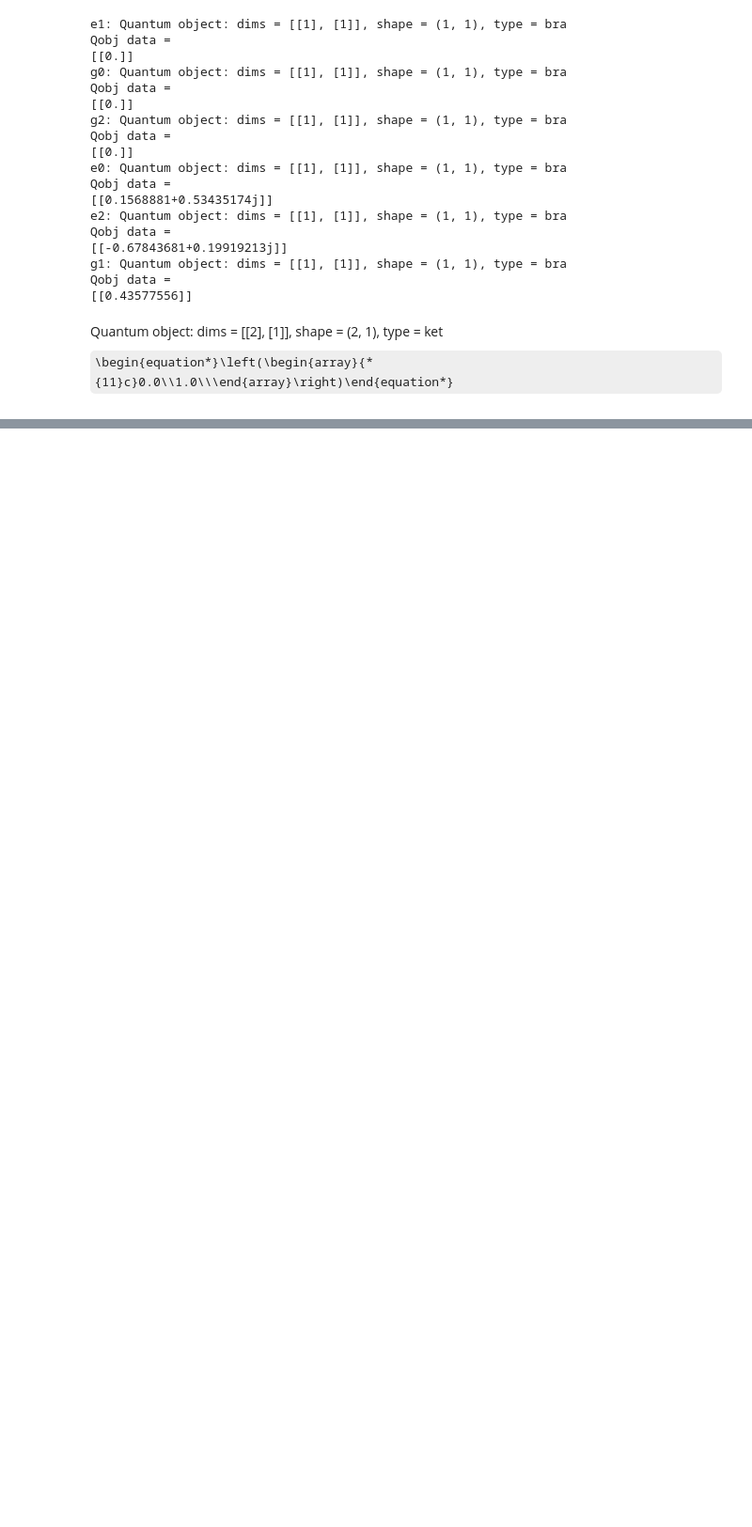
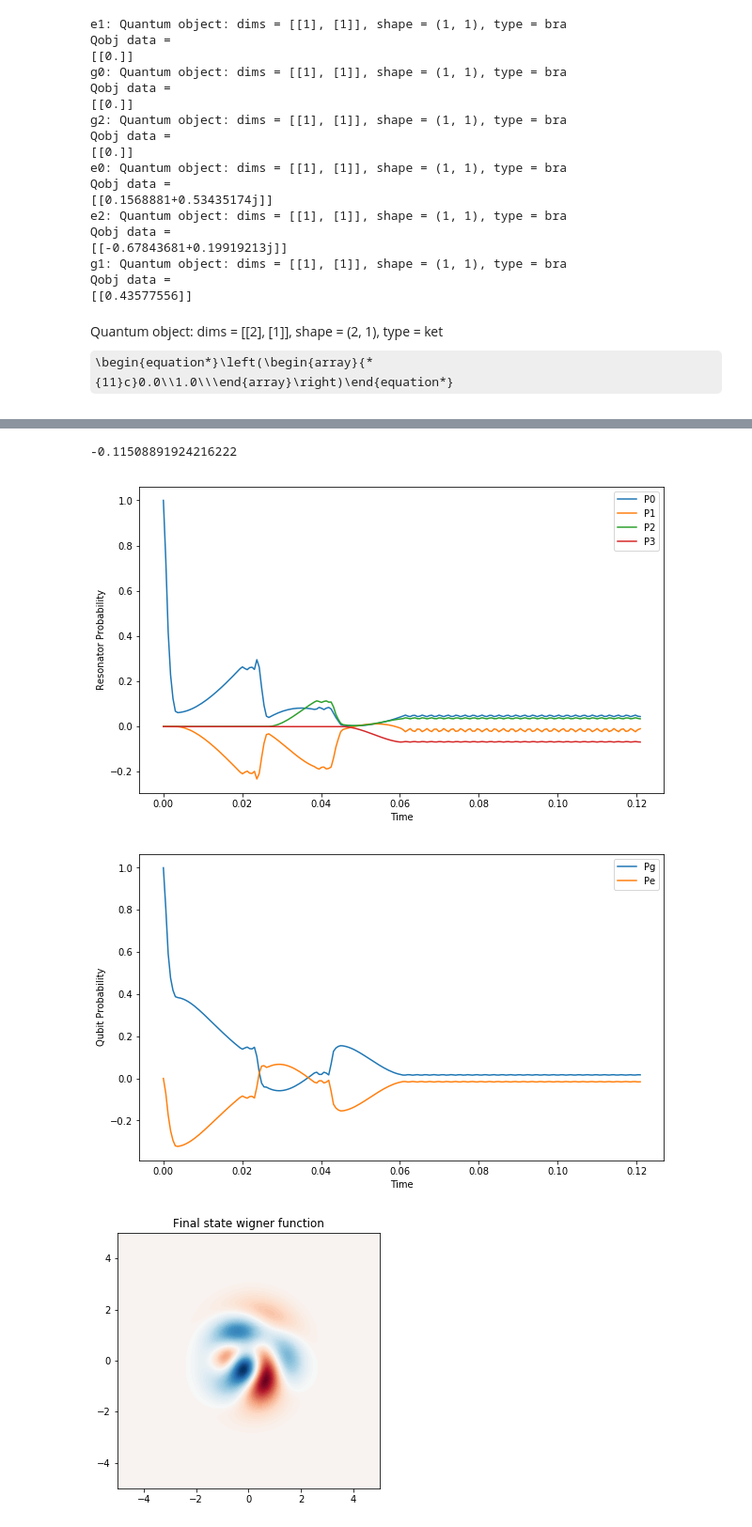
Before and after one commit to ateshian/quoptics, a Jupyter notebook: simulate-the-paper.ipynb, the cells around one changed output, grey strips where cells are left out. Shown at 94% size. Saved outputs shown, nothing was run; the diff lists cells and outputs as text; code cells hidden in the pictures; some formulas as TeX source; blank space fills up the shorter version.

Commit message:
attempted time dependent hamiltonian simulation

```diff
--- a/simulate-the-paper.ipynb
+++ b/simulate-the-paper.ipynb
@@ -271,0 +366,59 @@ Quantum object: dims = [[2], [1]], shape = (2, 1), type = ket\begin{equation*}\l
+# %%
+# plot results
+# ***why are expectations of projections running negative?
+# ***the final state is totally wrong
+
+states = [psi.unit() for psi in states]
+p0 = expect(proj0, states)
+p1 = expect(proj1, states)
+p2 = expect(proj2, states)
+p3 = expect(proj3, states)
+
+pg = expect(projg, states)
+pe = expect(proje, states)
+
+fin = int(len(tlist)/2)
+psif = states[fin]
+# proj = tensor(excited, vac) * tensor(excited, vac).dag()
+proj = target * target.dag()
+print(expect(proj, psif))
+
+fig, axes = plt.subplots(1, 1, figsize=(10,6))
+
+axes.plot(tlist, p0, label="P0")
+axes.plot(tlist, p1, label="P1")
+axes.plot(tlist, p2, label="P2")
+axes.plot(tlist, p3, label="P3")
+axes.legend(loc=0)
+axes.set_xlabel('Time')
+axes.set_ylabel('Resonator Probability')
+plt.show()
+
+fig, axes = plt.subplots(1, 1, figsize=(10,6))
+
+axes.plot(tlist, pg, label="Pg")
+axes.plot(tlist, pe, label="Pe")
+axes.legend(loc=0)
+axes.set_xlabel('Time')
+axes.set_ylabel('Qubit Probability')
+plt.show()
+
+# wigner functions
+xvec = np.linspace(-5,5,200)
+psif_res = psif.ptrace(1)
+target_res = target.ptrace(1)
+
+fig, axes = plt.subplots(1, 1, figsize=(5,5))
+axes.contourf(xvec, xvec, wigner(psif_res, xvec, xvec), 100, cmap=cm.RdBu)
+axes.set_title("Final state wigner function")
+plt.show()
+
+fig, axes = plt.subplots(1, 1, figsize=(5,5))
+axes.contourf(xvec, xvec, wigner(target_res, xvec, xvec), 100, cmap=cm.RdBu)
+axes.set_title("Target state wigner function")
+plt.show()
+# %% [output]
+-0.11508891924216222
+[figure, added]
+[figure, added]
+[figure, added]
```
Also changed, not shown: parts of 7 cells of this notebook.
